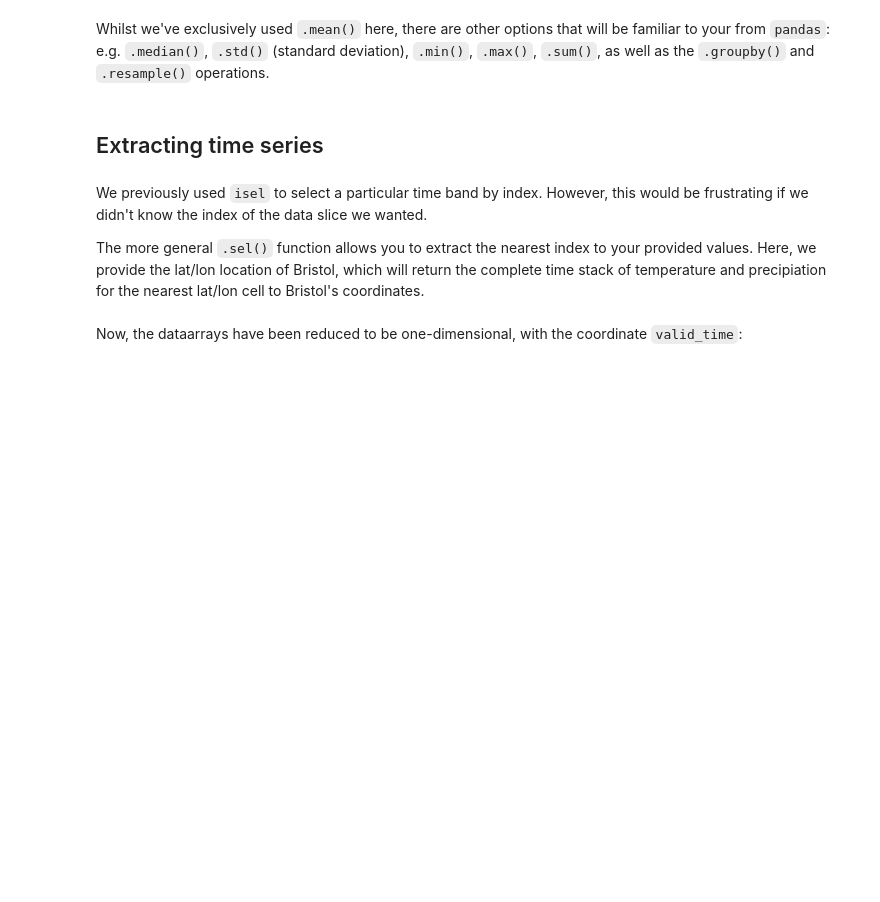
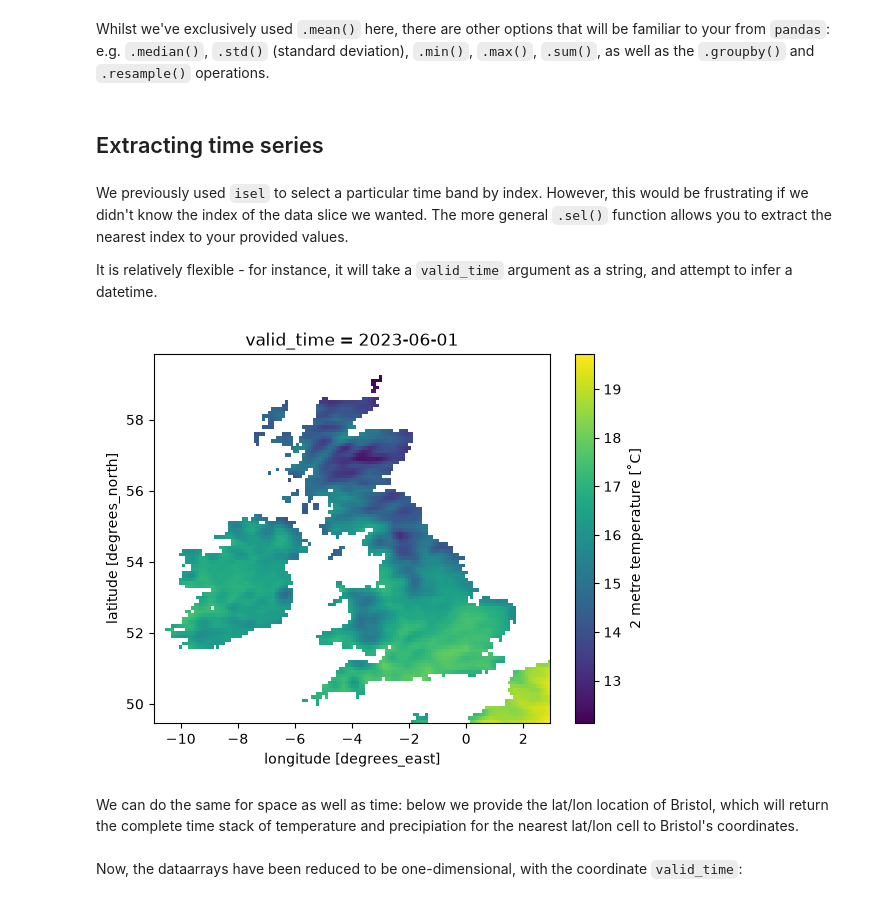
Before and after one commit to trchudley/geospatial-scientific-computing, a Jupyter notebook: week/04/02-xarray.ipynb, the cells around one changed output. Saved outputs shown, nothing was run; the diff lists cells and outputs as text; code cells hidden in the pictures; blank space fills up the shorter version.

```diff
--- a/week/04/02-xarray.ipynb
+++ b/week/04/02-xarray.ipynb
@@ -268,9 +274,23 @@ Whilst we've exclusively used `.mean()` here, there are other options that will
 # %% [markdown]
 ## Extracting time series
 # %% [markdown]
-We previously used `isel` to select a particular time band by index. However, this would be frustrating if we didn't know the index of the data slice we wanted.
+We previously used `isel` to select a particular time band by index. However, this would be frustrating if we didn't know the index of the data slice we wanted. The more general `.sel()` function allows you to extract the nearest index to your provided values.
 
-The more general `.sel()` function allows you to extract the nearest index to your provided values. Here, we provide the lat/lon location of Bristol, which will return the complete time stack of temperature and precipiation for the nearest lat/lon cell to Bristol's coordinates.
+It is relatively flexible - for instance, it will take a `valid_time` argument as a string, and attempt to infer a datetime.
+# %%
+# Try and find the nearest time to June 2023 in the ERA5 dataset
+june_2023_temp = era5_xr.t2m.sel(valid_time="2023-06", method="nearest")
+
+# adjust to celcius
+june_2023_temp -= 273.15
+june_2023_temp.attrs['units'] = "˚C"
+
+june_2023_temp.plot.imshow()
+plt.show()
+# %% [output]
+[figure, added]
+# %% [markdown]
+We can do the same for space as well as time: below we provide the lat/lon location of Bristol, which will return the complete time stack of temperature and precipiation for the nearest lat/lon cell to Bristol's coordinates.
 # %%
 # temperature and precipitation time series closest to Bristol, -2.60, 51.46
 bristol_temp = era5_xr.t2m.sel(latitude=51.46, longitude=-2.60, method="nearest")
```
Also changed, not shown: parts of 8 cells of this notebook, 2 other files.
